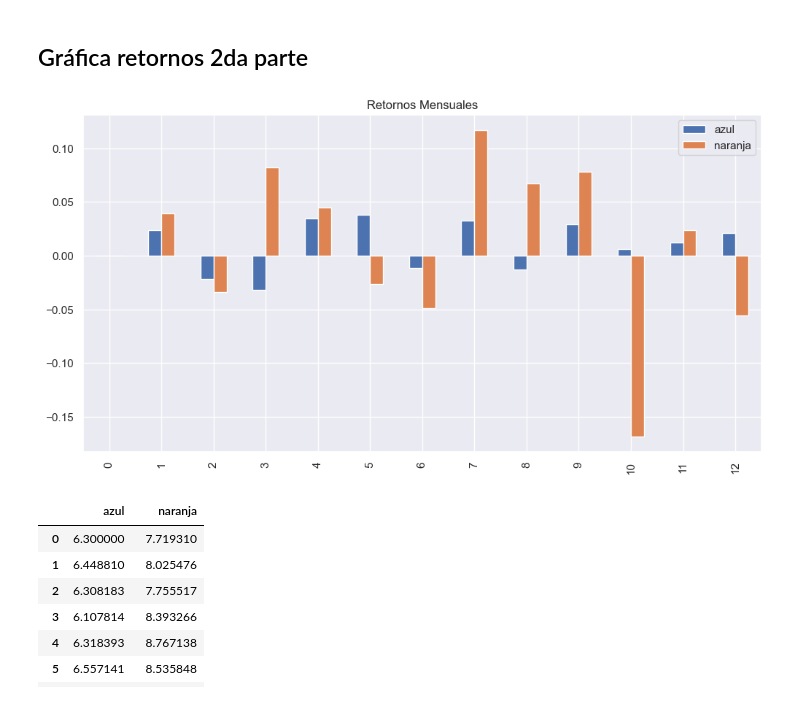
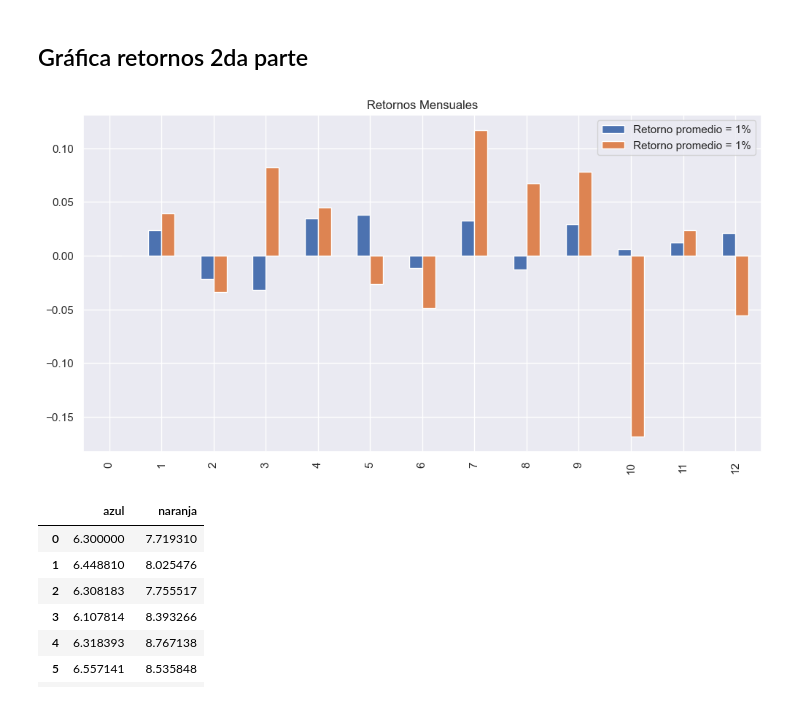
Before and after one commit to carlosdeoncedos/CienciaDatosFinanzas2023_05, a Jupyter notebook: Clase230515.ipynb, the cells around one changed output. Saved outputs shown, nothing was run; the diff lists cells and outputs as text; code cells hidden in the pictures.

```diff
--- a/Clase230515.ipynb
+++ b/Clase230515.ipynb
@@ -527,15 +531,15 @@ dtype: float64
 # %% [markdown]
 ## Gráfica retornos 2da parte
 # %%
-#fig, ax = plt.subplots()
-df_retornos.plot.bar(figsize=(12,6), title='Retornos Mensuales')
+fig, ax = plt.subplots()
+df_retornos.plot.bar(figsize=(12,6), title='Retornos Mensuales', ax=ax)
 ax.legend([
     f'Retorno promedio = {df_retornos.mean()[0]:.0%}',
     f'Retorno promedio = {df_retornos.mean()[1]:.0%}'
 ]
 );
 # %% [output]
-[figure, old version]
+[figure, new version]
 # %%
 df_precios
 # %% [output]
```
Also changed, not shown: parts of 25 cells of this notebook.
